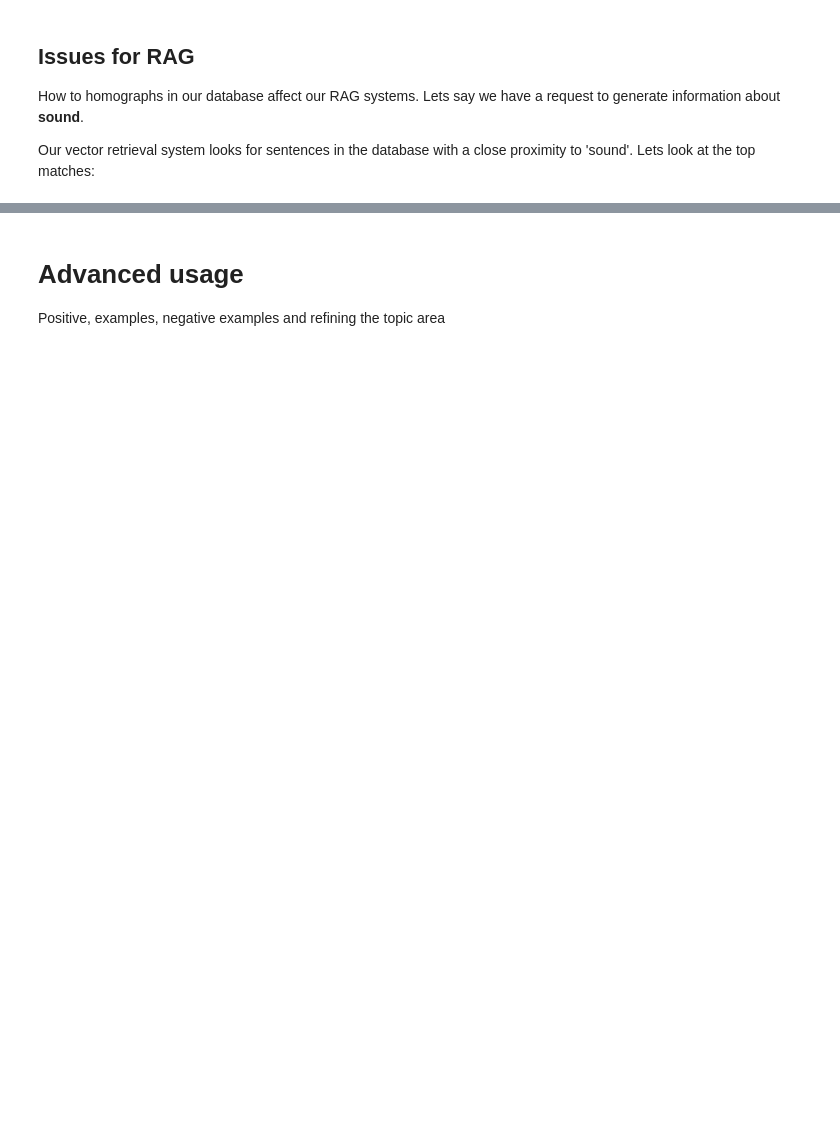
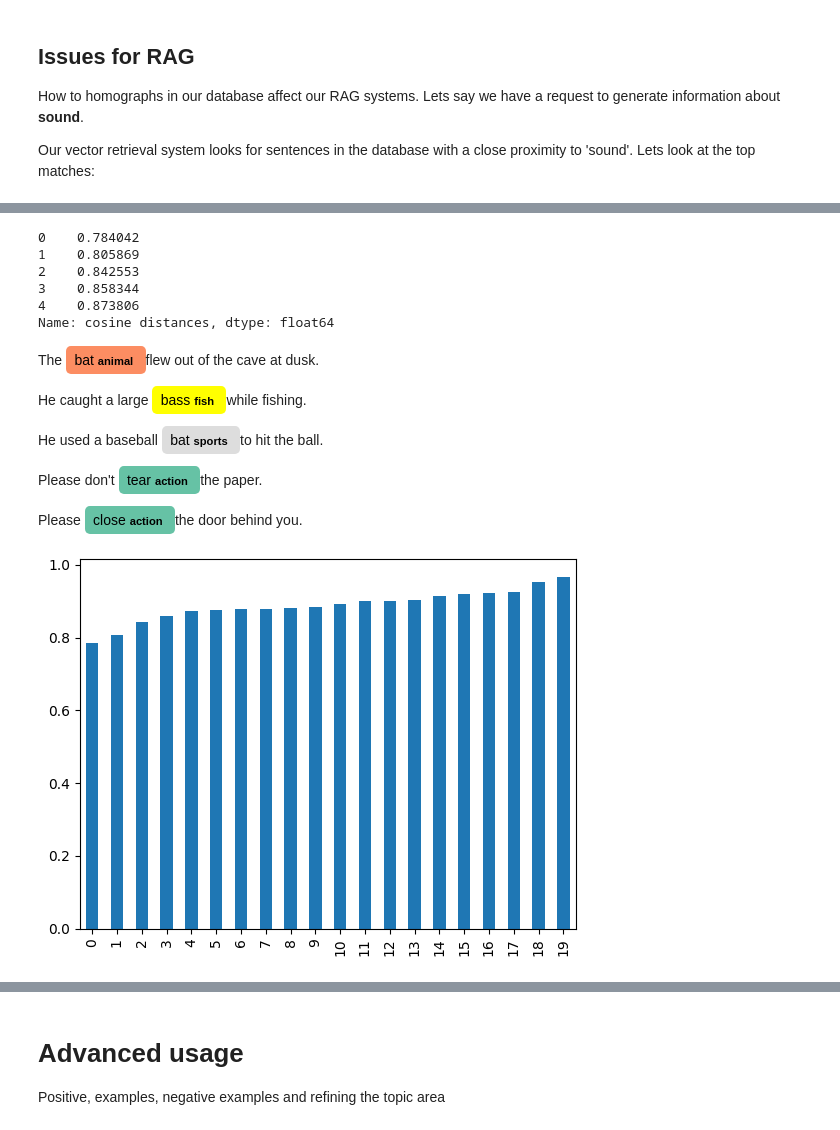
Before and after one commit to closedloop-technologies/PromptedGraphs, a Jupyter notebook: examples/homographs.ipynb, the cells around one changed output, grey strips where cells are left out. Saved outputs shown, nothing was run; the diff lists cells and outputs as text; code cells hidden in the pictures; blank space fills up the shorter version.

```diff
--- a/examples/homographs.ipynb
+++ b/examples/homographs.ipynb
@@ -135,6 +151,3 @@ The dog's bark echoed through the neighborhood. Norm: 1.0000000530450577
 How to homographs in our database affect our RAG systems.  Lets say we have a request to generate information about **sound**.
 
 Our vector retrieval system looks for sentences in the database with a close proximity to 'sound'.  Lets look at the top matches:
-# %%
-for doc in docs:
-    render_entities(doc[0], ents=[doc[1]], colors=colors)
@@ -142,0 +172,25 @@ print(ideas[0])
+# %%
+query = 'animal'
+query_embedding = np.array(embeddings[query])
+doc_embeddings = np.array([embeddings[d[0]] for d in docs])
+results = cosine_distances(query_embedding[np.newaxis, :], doc_embeddings)
+
+animal_doc_results = [docs[i] for i in list(np.argsort(results)[0])]
+
+display(pd.Series(results[0, np.argsort(results)[0]], name="cosine distances").head())
+pd.Series(results[0, np.argsort(results)[0]], name="cosine distances").plot(kind='bar')
+for doc in animal_doc_results[:5]:
+    render_entities(doc[0], ents=[doc[1]], colors=colors)
+# %% [output]
+0    0.784042
+1    0.805869
+2    0.842553
+3    0.858344
+4    0.873806
+Name: cosine distances, dtype: float64
+The bat animal flew out of the cave at dusk.
+He caught a large bass fish while fishing.
+He used a baseball bat sports to hit the ball.
+Please don't tear action the paper.
+Please close action the door behind you.
+[figure, added]
```
Also changed, not shown: parts of 68 cells of this notebook, 6 other files.
